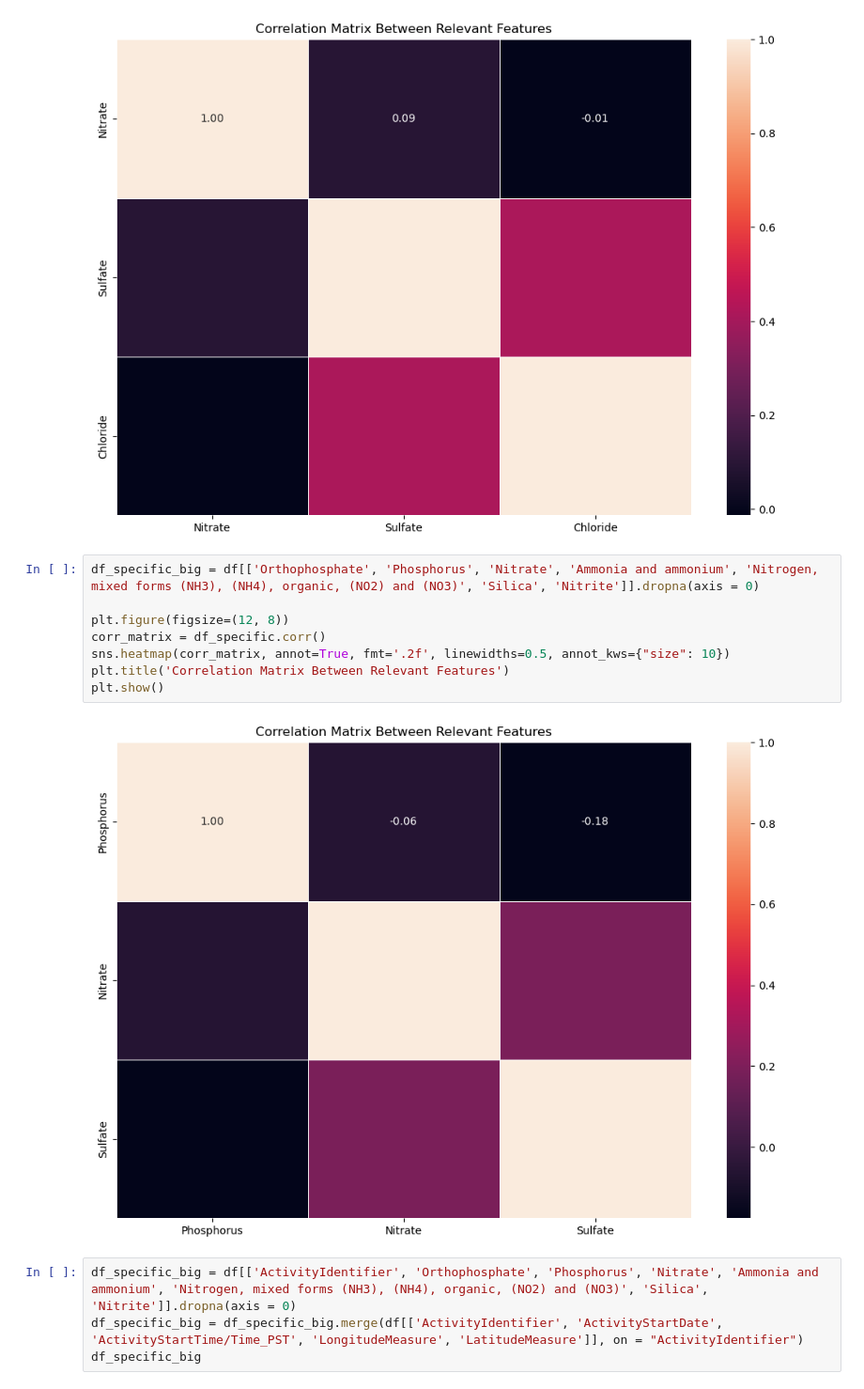
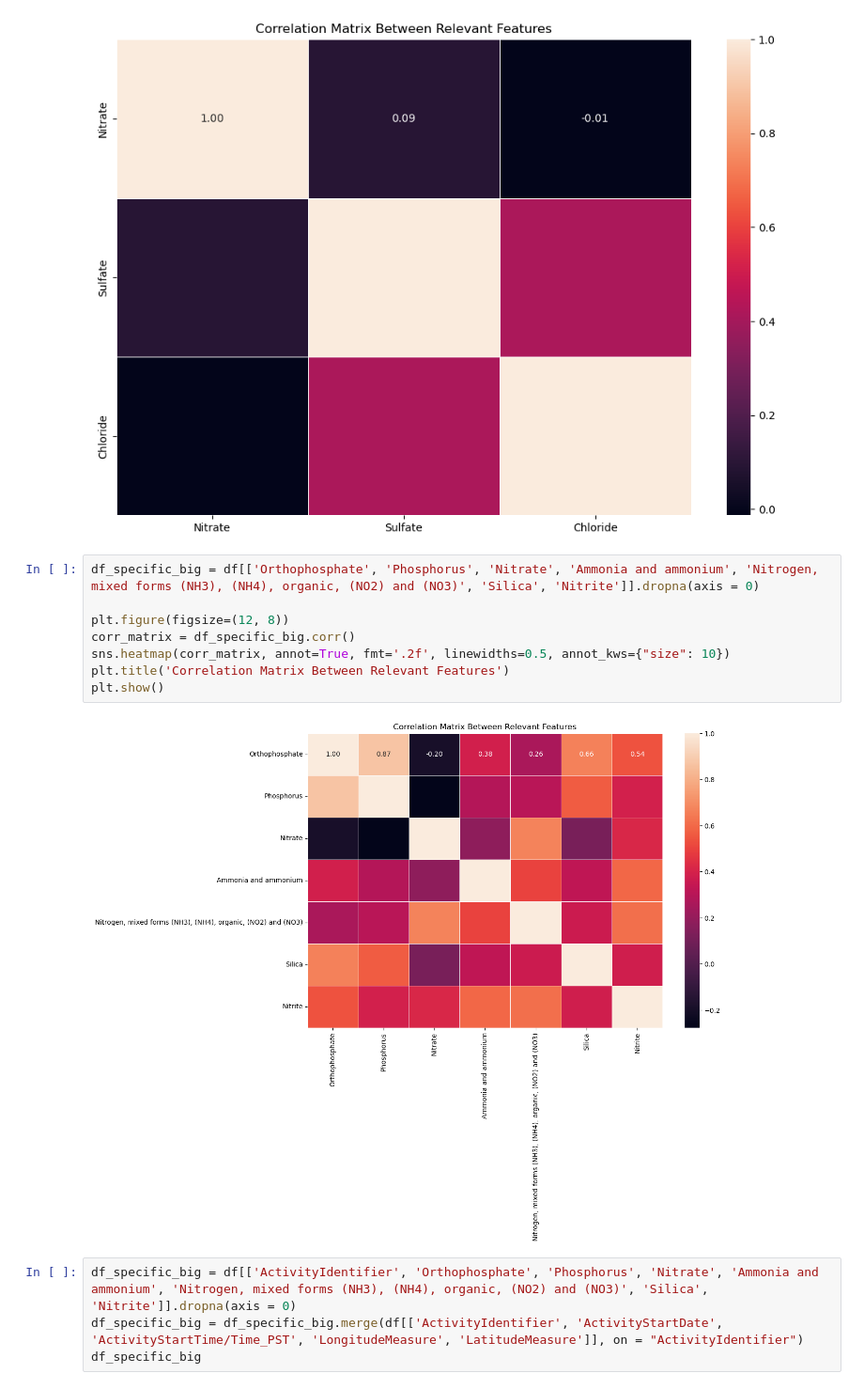
Before and after one commit to vishalival/eneres131-final-proj, a Jupyter notebook: core_prediction_question (1).ipynb, the cells around one changed output. Shown: that part at 94% size. Cells and saved outputs as stored; diff of their text form.

```diff
--- a/core_prediction_question (1).ipynb
+++ b/core_prediction_question (1).ipynb
@@ -277,13 +278,13 @@ plt.show()
 # %%
 df_specific_big = df[['Orthophosphate', 'Phosphorus', 'Nitrate', 'Ammonia and ammonium', 'Nitrogen, mixed forms (NH3), (NH4), organic, (NO2) and (NO3)', 'Silica', 'Nitrite']].dropna(axis = 0)
 
 plt.figure(figsize=(12, 8))
-corr_matrix = df_specific.corr()
+corr_matrix = df_specific_big.corr()
 sns.heatmap(corr_matrix, annot=True, fmt='.2f', linewidths=0.5, annot_kws={"size": 10})
 plt.title('Correlation Matrix Between Relevant Features')
 plt.show()
 # %% [output]
-[figure, old version]
+[figure, new version]
 # %%
 df_specific_big = df[['ActivityIdentifier', 'Orthophosphate', 'Phosphorus', 'Nitrate', 'Ammonia and ammonium', 'Nitrogen, mixed forms (NH3), (NH4), organic, (NO2) and (NO3)', 'Silica', 'Nitrite']].dropna(axis = 0)
 df_specific_big = df_specific_big.merge(df[['ActivityIdentifier', 'ActivityStartDate', 'ActivityStartTime/Time_PST', 'LongitudeMeasure', 'LatitudeMeasure']], on = "ActivityIdentifier")
```
Also changed, not shown: parts of 23 cells of this notebook.
